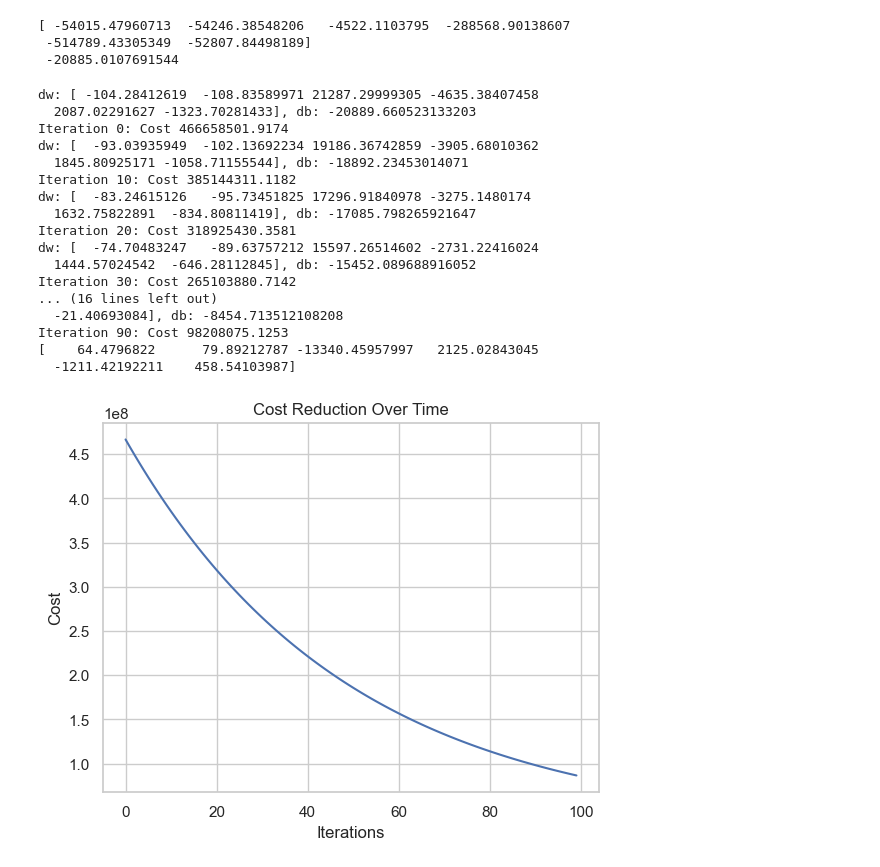
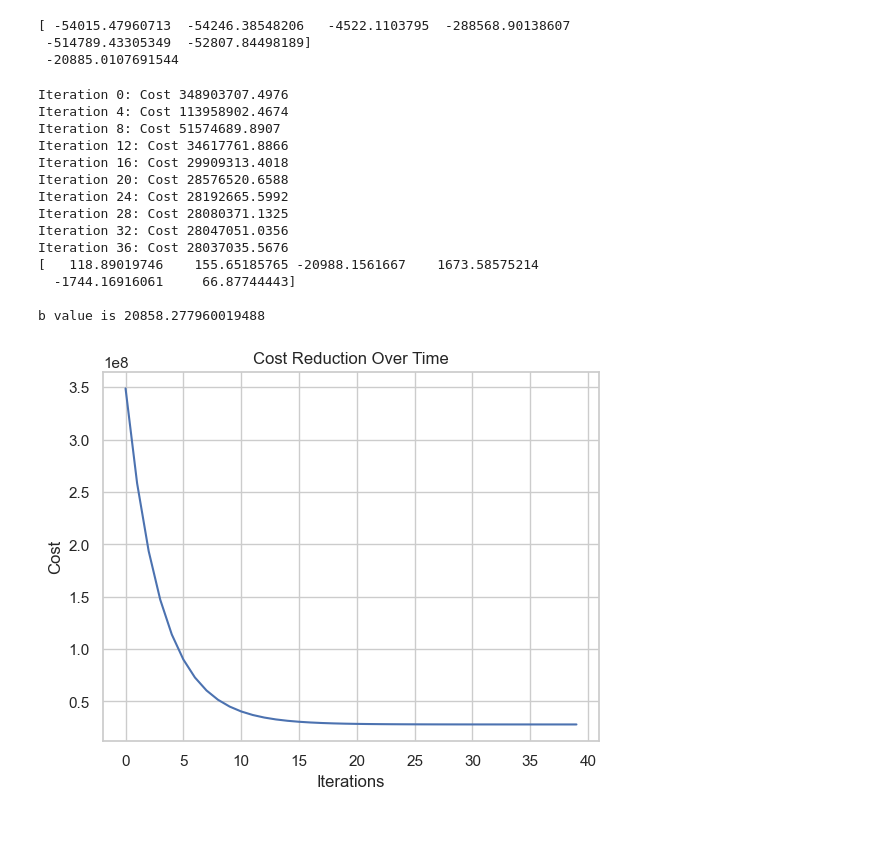
Before and after one commit to Yash-Agarwal3125/ML-project, a Jupyter notebook: flight.ipynb, the cells around one changed output. Cells and saved outputs as stored; diff of their text form; code cells hidden in the pictures; blank space fills up the shorter version.

```diff
--- a/flight.ipynb
+++ b/flight.ipynb
@@ -248,8 +248,8 @@ def gradient_desent(x,y,w,b,calc_gradient,calc_cost,alpha,iterations):
         dw, db=calc_gradient(x,y,w_in,b_in)
         w_in=w_in-(alpha*dw)
         b_in=b_in-(alpha*db)
-        if i % 10 == 0:
-            print(f"dw: {dw}, db: {db}")
+        # if i % 10 == 0:
+        #     print(f"dw: {dw}, db: {db}")
         cost=calc_cost(x,y,w_in,b_in)
         cost_his.append(cost)
         if i % max(1, iterations // 10) == 0:
@@ -258,40 +258,40 @@ def gradient_desent(x,y,w,b,calc_gradient,calc_cost,alpha,iterations):
 # %%
 i_w=[0,0,0,0,0,0]
 init_w=np.array(i_w)
 init_b=0
-alpha=0.01
-itera=1000
+alpha=0.15
+itera=40
 from sklearn.preprocessing import StandardScaler
 
 scaler = StandardScaler()
 x_scaled = scaler.fit_transform(x_array)
 
 fin_w, fin_b, cost_history=gradient_desent(x_scaled,y_array,init_w,init_b,calc_gradient,calc_cost,alpha,itera)
 print(fin_w,"\n")
 
-
+print("b value is",fin_b)
 plt.plot(cost_history)
 plt.xlabel("Iterations")
 plt.ylabel("Cost")
 plt.title("Cost Reduction Over Time")
 plt.grid(True)
 plt.show()
+
+#[   120.7163151     157.32307012 -21031.78494348   1644.45171641
+#-1746.91093002     61.35735584]  20839.42069548274
 # %% [output]
-dw: [ -104.28412619  -108.83589971 21287.29999305 -4635.38407458
-  2087.02291627 -1323.70281433], db: -20889.660523133203
-Iteration 0: Cost 466658501.9174
-dw: [  -93.03935949  -102.13692234 19186.36742859 -3905.68010362
-  1845.80925171 -1058.71155544], db: -18892.23453014071
-Iteration 10: Cost 385144311.1182
-dw: [  -83.24615126   -95.73451825 17296.91840978 -3275.1480174
-  1632.75822891  -834.80811419], db: -17085.798265921647
-Iteration 20: Cost 318925430.3581
-dw: [  -74.70483247   -89.63757212 15597.26514602 -2731.22416024
-  1444.57024542  -646.28112845], db: -15452.089688916052
-Iteration 30: Cost 265103880.7142
-... (16 lines left out)
-  -21.40693084], db: -8454.713512108208
-Iteration 90: Cost 98208075.1253
-[    64.4796822      79.89212787 -13340.45957997   2125.02843045
-  -1211.42192211    458.54103987]
+Iteration 0: Cost 348903707.4976
+Iteration 4: Cost 113958902.4674
+Iteration 8: Cost 51574689.8907
+Iteration 12: Cost 34617761.8866
+Iteration 16: Cost 29909313.4018
+Iteration 20: Cost 28576520.6588
+Iteration 24: Cost 28192665.5992
+Iteration 28: Cost 28080371.1325
+Iteration 32: Cost 28047051.0356
+Iteration 36: Cost 28037035.5676
+[   118.89019746    155.65185765 -20988.1561667    1673.58575214
+  -1744.16916061     66.87744443]
+
+b value is 20858.277960019488
-[figure, old version]
+[figure, new version]
```
